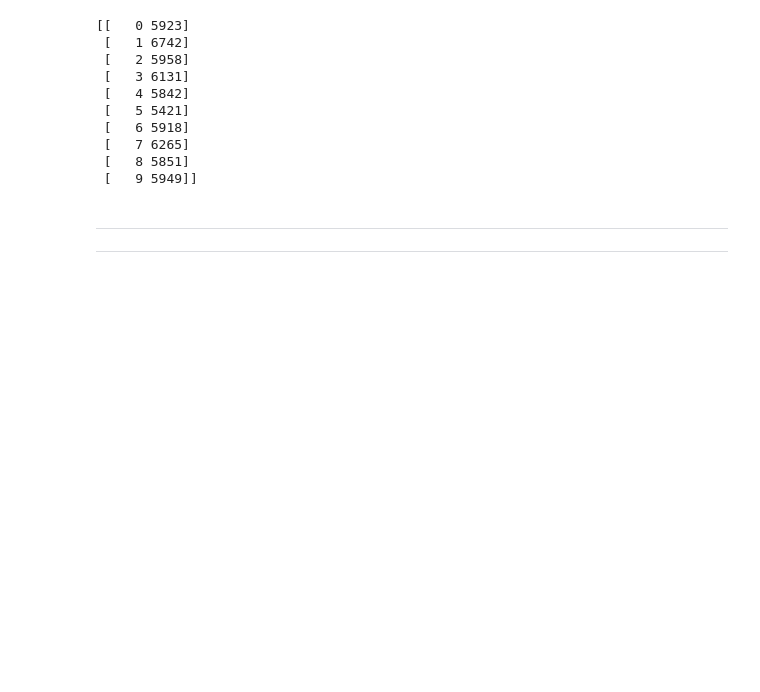
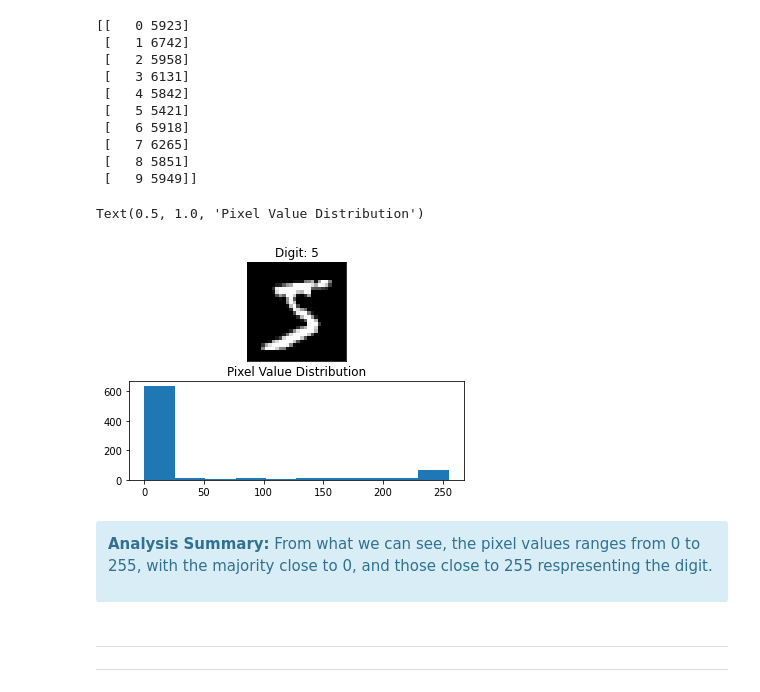
Before and after one commit to ngzhankang/Deep-Learning, a Jupyter notebook: Assignment_1.ipynb, the cells around one changed output. Saved outputs shown, nothing was run; the diff lists cells and outputs as text; code cells hidden in the pictures; blank space fills up the shorter version.

```diff
--- a/Assignment_1.ipynb
+++ b/Assignment_1.ipynb
@@ -264,6 +285,25 @@ print(np.asarray((unique, counts)).T)
  [   7 6265]
  [   8 5851]
  [   9 5949]]
+# %%
+# get the distribution of our pixel values
+fig = plt.figure()
+plt.subplot(2,1,1)
+plt.imshow(x_train[0], cmap='gray', interpolation='none')
+plt.title("Digit: {}".format(y_train[0]))
+plt.xticks([])
+plt.yticks([])
+
+plt.subplot(2,1,2)
+plt.hist(x_train[0].reshape(784))
+plt.title("Pixel Value Distribution")
+# %% [output]
+Text(0.5, 1.0, 'Pixel Value Distribution')
+[figure, added]
+# %% [markdown]
+<div class="alert alert-block alert-info">
+    <b>Analysis Summary:</b> From what we can see, the pixel values ranges from 0 to 255, with the majority close to 0, and those close to 255 respresenting the digit.<p>
+</div>
 # %% [markdown]
 ---
 ---
```
Also changed, not shown: parts of 22 cells of this notebook.
